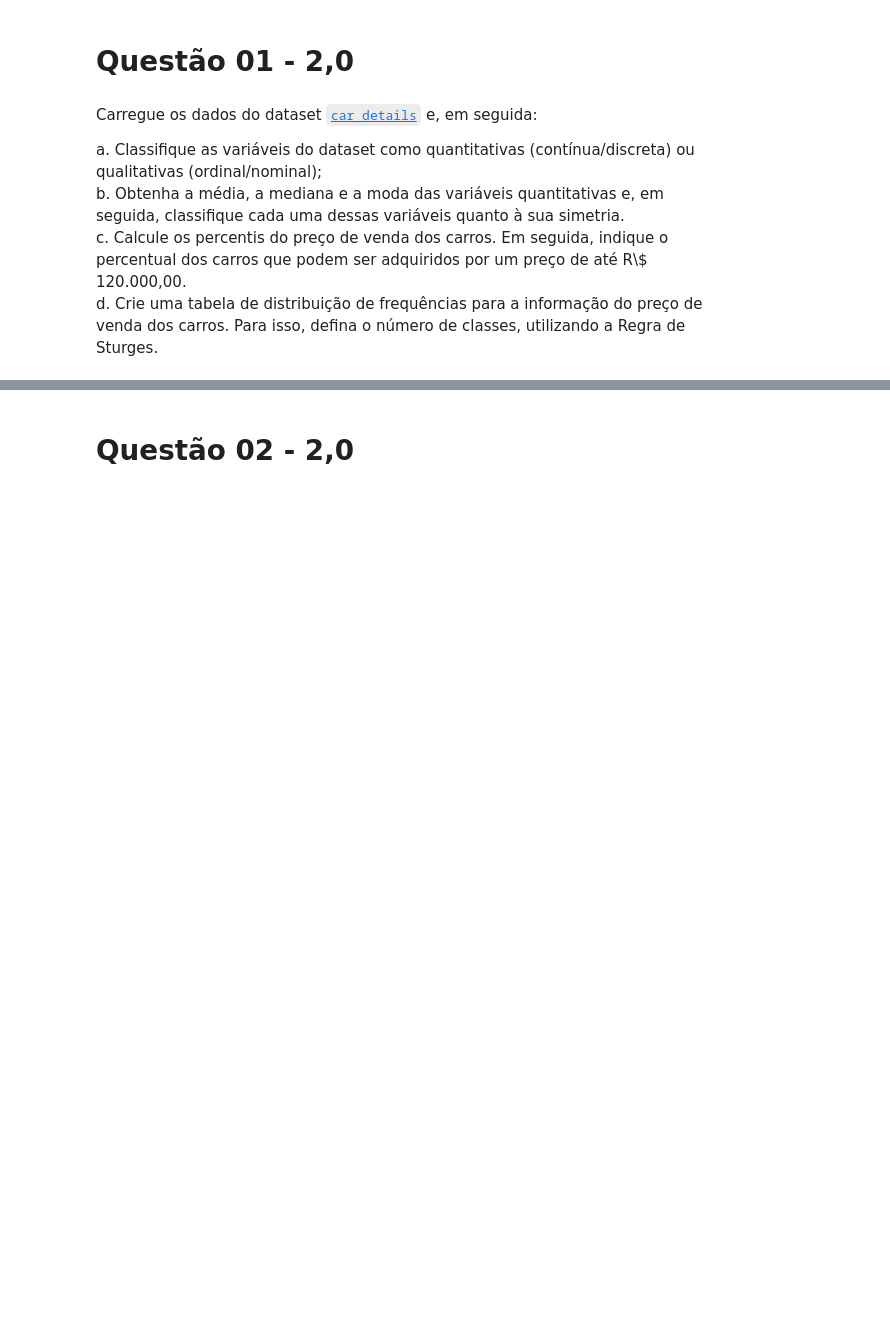
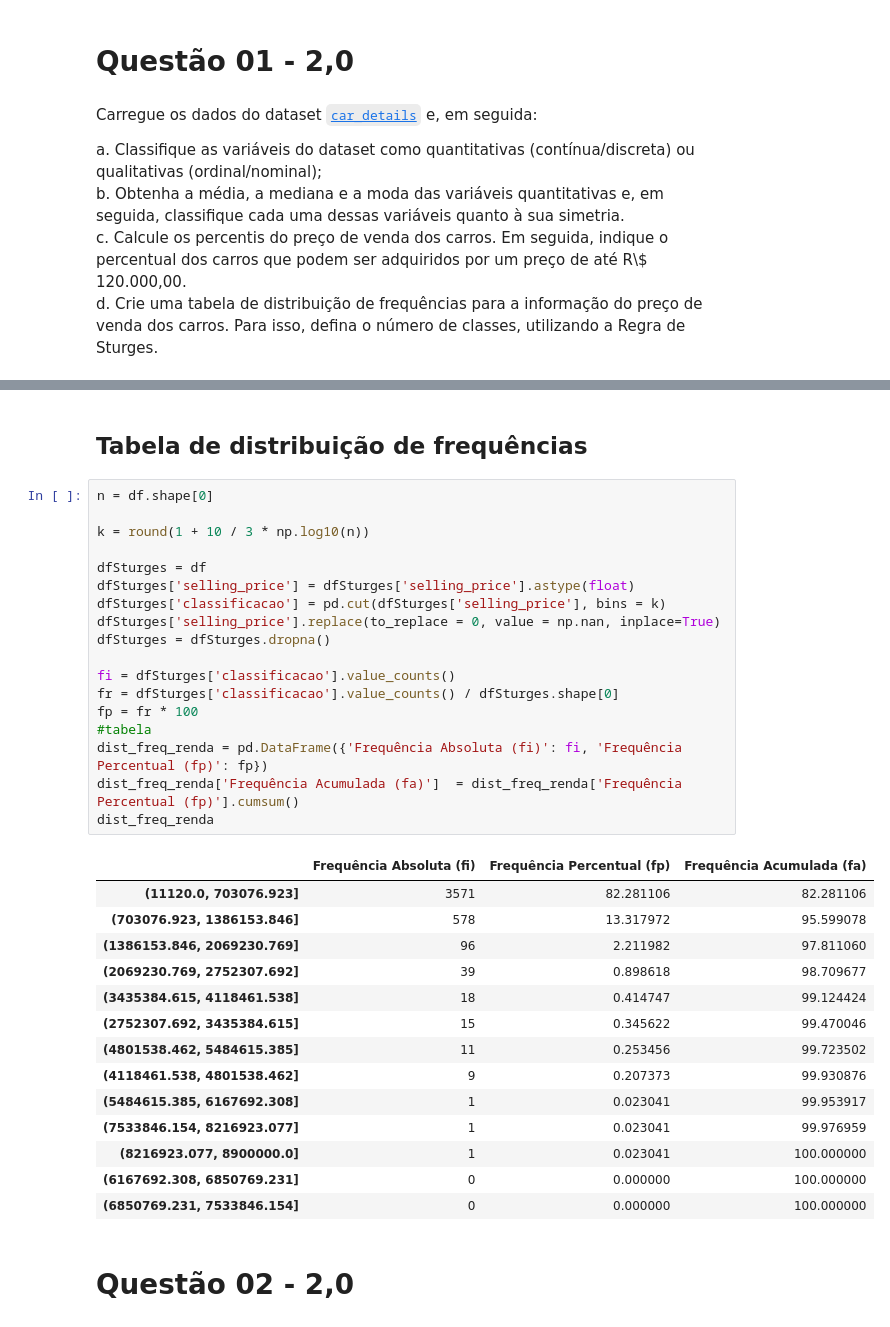
Before and after one commit to FelipeQCruz/BootCamp, a Jupyter notebook: Matemática e estatística/avalicao_matematica_Felipe_Cruz.ipynb, the cells around one changed output, grey strips where cells are left out. Drawn from its saved outputs; the diff is of its cells as text; blank space fills up the shorter version.

```diff
--- a/Matemática e estatística/avalicao_matematica_Felipe_Cruz.ipynb
+++ b/Matemática e estatística/avalicao_matematica_Felipe_Cruz.ipynb
@@ -44,3 +82,38 @@ name, fuel, seller_type, transmission, owner
+# %% [markdown]
+## Tabela de distribuição de frequências
+# %%
+n = df.shape[0]
+
+k = round(1 + 10 / 3 * np.log10(n))
+
+dfSturges = df
+dfSturges['selling_price'] = dfSturges['selling_price'].astype(float)
+dfSturges['classificacao'] = pd.cut(dfSturges['selling_price'], bins = k)
+dfSturges['selling_price'].replace(to_replace = 0, value = np.nan, inplace=True)
+dfSturges = dfSturges.dropna()
+
+fi = dfSturges['classificacao'].value_counts()
+fr = dfSturges['classificacao'].value_counts() / dfSturges.shape[0]
+fp = fr * 100
+#tabela
+dist_freq_renda = pd.DataFrame({'Frequência Absoluta (fi)': fi, 'Frequência Percentual (fp)': fp})
+dist_freq_renda['Frequência Acumulada (fa)']  = dist_freq_renda['Frequência Percentual (fp)'].cumsum()
+dist_freq_renda
+# %% [output]
+|  | Frequência Absoluta (fi) | Frequência Percentual (fp) | Frequência Acumulada (fa) |
+| (11120.0, 703076.923] | 3571 | 82.281106 | 82.281106 |
+| (703076.923, 1386153.846] | 578 | 13.317972 | 95.599078 |
+| (1386153.846, 2069230.769] | 96 | 2.211982 | 97.811060 |
+| (2069230.769, 2752307.692] | 39 | 0.898618 | 98.709677 |
+| (3435384.615, 4118461.538] | 18 | 0.414747 | 99.124424 |
+| (2752307.692, 3435384.615] | 15 | 0.345622 | 99.470046 |
+| (4801538.462, 5484615.385] | 11 | 0.253456 | 99.723502 |
+| (4118461.538, 4801538.462] | 9 | 0.207373 | 99.930876 |
+| (5484615.385, 6167692.308] | 1 | 0.023041 | 99.953917 |
+| (7533846.154, 8216923.077] | 1 | 0.023041 | 99.976959 |
+| (8216923.077, 8900000.0] | 1 | 0.023041 | 100.000000 |
+| (6167692.308, 6850769.231] | 0 | 0.000000 | 100.000000 |
+| (6850769.231, 7533846.154] | 0 | 0.000000 | 100.000000 |
 # %% [markdown]
 # Questão 02 - 2,0
 # %% [markdown]
```
Also changed, not shown: parts of 8 cells of this notebook, 2 other files.
